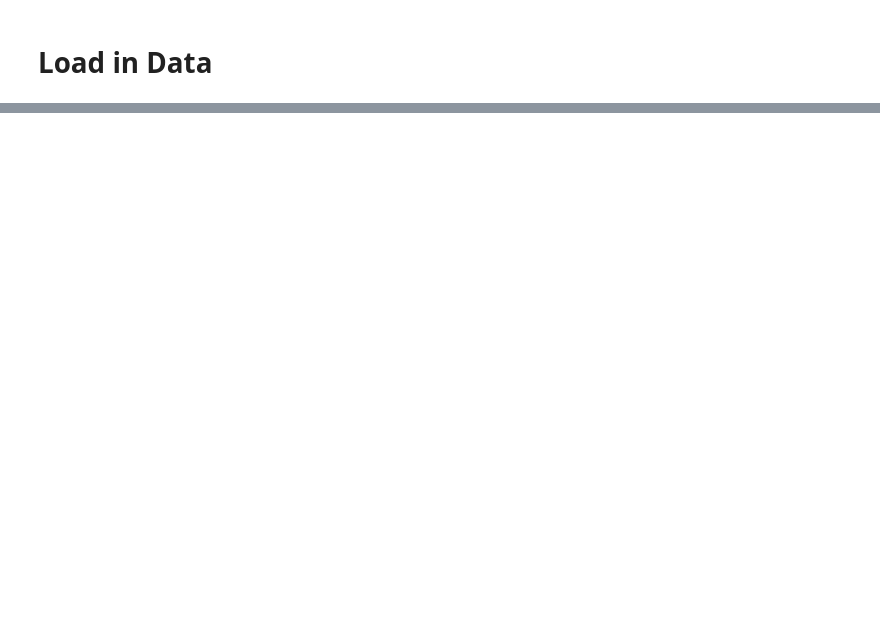
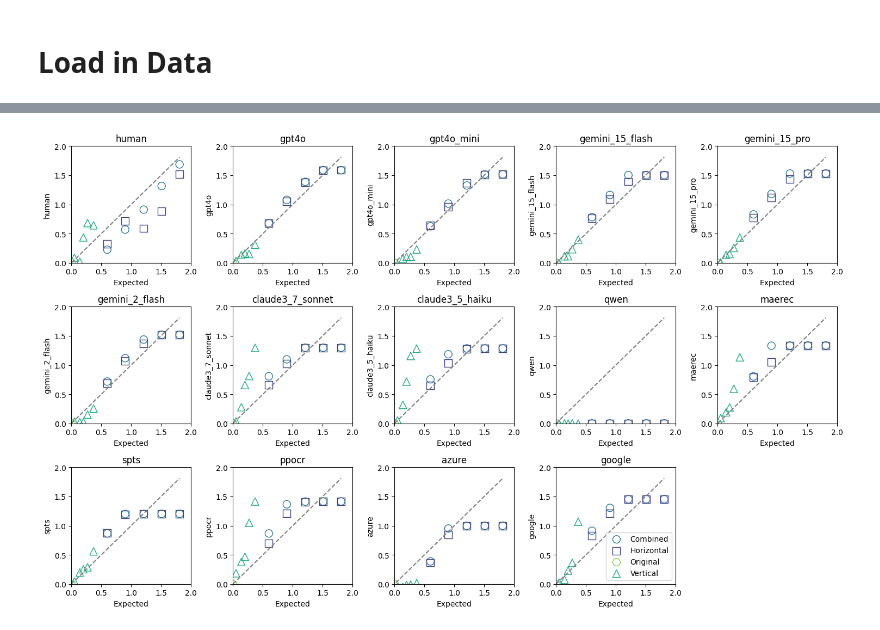
Before and after one commit to kaiagaoqy/VIOCR_infer_models, a Jupyter notebook: untils/eval/mnread_eval.ipynb, the cells around one changed output, grey strips where cells are left out. Cells and saved outputs as stored; diff of their text form; code cells hidden in the pictures; blank space fills up the shorter version.

```diff
--- a/untils/eval/mnread_eval.ipynb
+++ b/untils/eval/mnread_eval.ipynb
@@ -20,0 +31,2 @@ img_info = ground_truth.get("images", [])
+# %%
+filter_df = pd.read_csv('../../data/human/SelectedFilter.csv')
@@ -20,0 +146,86 @@ img_info = ground_truth.get("images", [])
+# %%
+import matplotlib.pyplot as plt
+import seaborn as sns
+import pandas as pd
+import math
+
+# Define a function to choose marker based on condition
+def get_marker(cond):
+    if cond == 'Horizontal':
+        return 's'  # hollow square
+    elif cond == 'Vertical':
+        return '^'  # hollow triangle
+    else:
+        return 'o'  # hollow circle
+
+# Create a color palette for unique conditions
+unique_conditions = final_df_fig['Cond'].unique()
+palette = sns.color_palette("viridis", len(unique_conditions))
+color_mapping = {cond: palette[i] for i, cond in enumerate(unique_conditions)}
+
+# Define a function to plot a scatter plot on a given axis for a specified model column
+def plot_scatter(ax, model_col, df):
+    # Plot each group (by Cond) separately to assign markers and colors
+    for cond, group in df.groupby('Cond'):
+        marker = get_marker(cond)
+        ax.scatter(
+            group['Expected'],
+            group[model_col],
+            label=cond,
+            marker=marker,
+            facecolors='none',  # makes marker hollow
+            edgecolors=color_mapping[cond],
+            s=100  # marker size
+        )
+
+    # Add a dashed diagonal line that spans the range of the data
+    x_vals = df['Expected']
+    y_vals = df[model_col]
+    overall_min = min(x_vals.min(), y_vals.min())
+    overall_max = max(x_vals.max(), y_vals.max())
+    ax.plot([overall_min, overall_max], [overall_min, overall_max],
+            linestyle='--', color='grey')
+
+    # Set labels, title and legend
+    ax.set_xlabel("Expected")
+    ax.set_ylabel(model_col)
+    ax.set_xlim(0, 2.0)
+    ax.set_ylim(0, 2.0)
+    ax.set_title(f"{model_col}")
+    # ax.legend()
+
+# List of models to plot (include 'human' and other models)
+models = ['human', 'gpt4o', 'gpt4o_mini', 'gemini_15_flash',
+       'gemini_15_pro', 'gemini_2_flash', 'claude3_7_sonnet', 'claude3_5_haiku',
+       'qwen', 'maerec','spts', 'ppocr', 'azure', 'google']
+
+# Determine subplot grid layout; here we choose 2 columns
+num_models = len(models)
+ncols = 5
+nrows = math.ceil(num_models / ncols)
+nrows = math.ceil(num_models / ncols)
+
+fig, axes = plt.subplots(nrows, ncols, figsize=(3 * ncols, 3 * nrows))
+# If there's only one subplot, axes is not an array; make it a list for consistency.
+if num_models == 1:
+    axes = [axes]
+else:
+    axes = axes.flatten()
+
+# Plot each model in its corresponding subplot
+for i, model in enumerate(models):
+    plot_scatter(axes[i], model, final_df_fig)
+
+# Remove any extra subplots if the grid has more axes than models
+for j in range(i+1, len(axes)):
+    fig.delaxes(axes[j])
+
+plt.legend()
+plt.tight_layout()
+plt.show()
+
+# # Plot for 'human'
+# for model in models:
+#     plot_scatter(model, final_df_fig)
+# %% [output]
+[figure, added]
```
Also changed, not shown: parts of 15 cells of this notebook, 47 other files.
